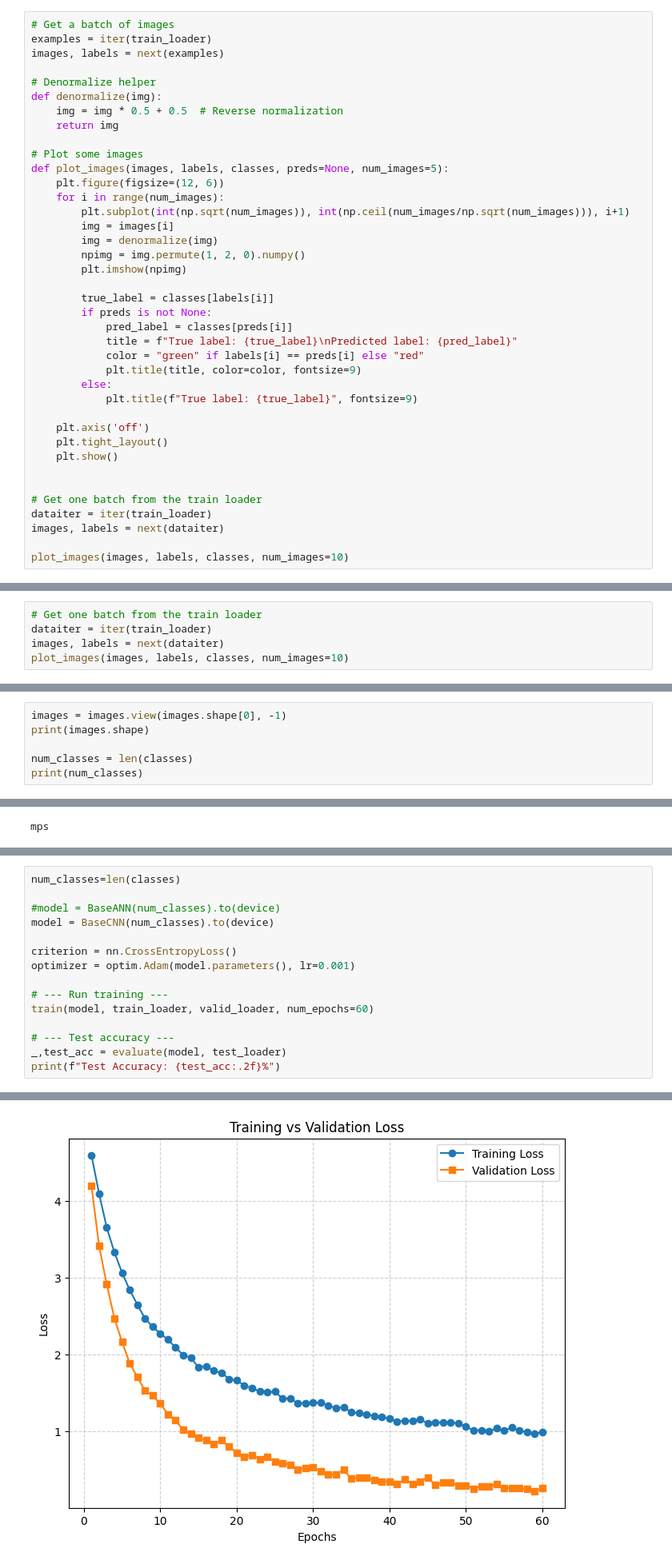
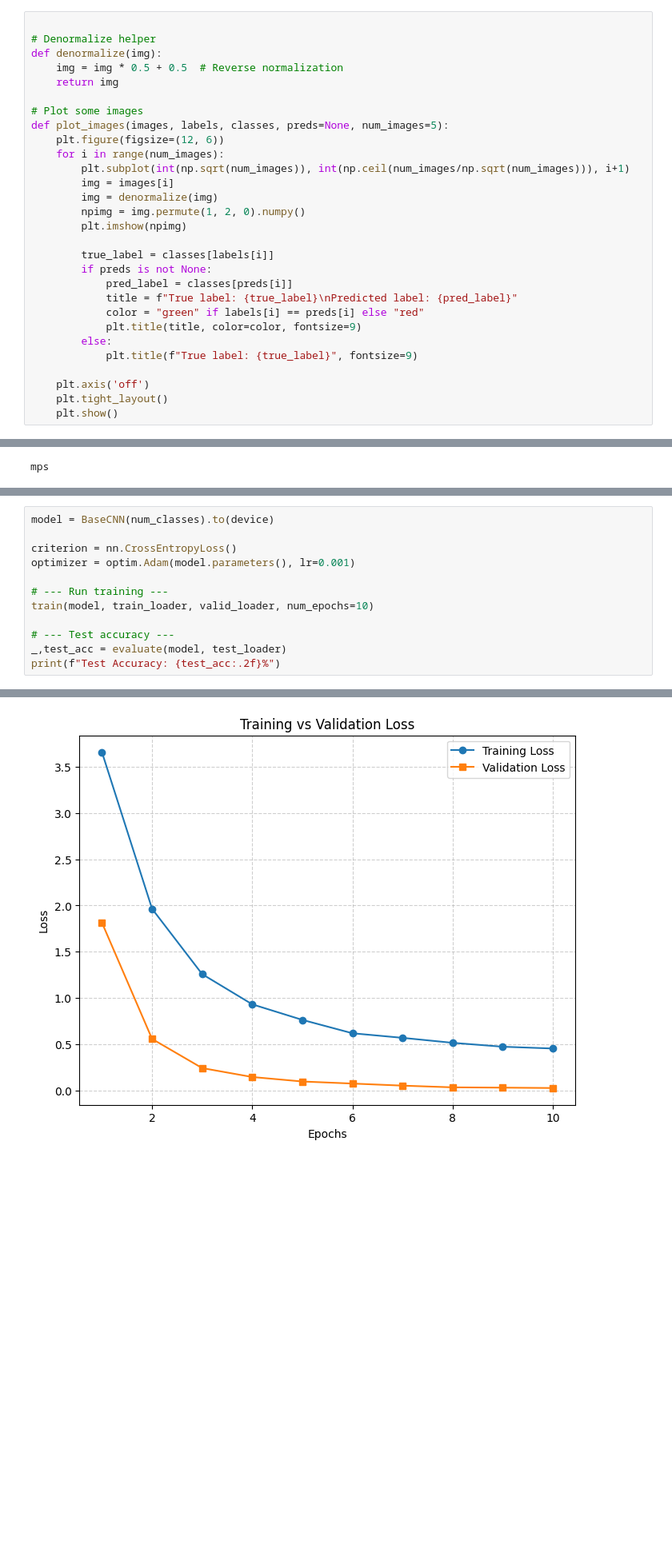
Before and after one commit to FarsanBaloo/DVA476, a Jupyter notebook: Tempate_Pytorch_CNN.ipynb, the cells around one changed output, grey strips where cells are left out. Shown at 80% size. Cells and saved outputs as stored; diff of their text form; blank space fills up the shorter version.

```diff
--- a/Tempate_Pytorch_CNN.ipynb
+++ b/Tempate_Pytorch_CNN.ipynb
@@ -163,9 +138,6 @@ torch.Size([128, 3, 72, 72])
 # %% [markdown]
 ### Visualize images
 # %%
-# Get a batch of images
-examples = iter(train_loader)
-images, labels = next(examples)
 
 # Denormalize helper
 def denormalize(img):
@@ -194,10 +166,3 @@ def plot_images(images, labels, classes, preds=None, num_images=5):
     plt.axis('off')
     plt.tight_layout()
     plt.show()
-
-
-# Get one batch from the train loader
-dataiter = iter(train_loader)
-images, labels = next(dataiter)
-
-plot_images(images, labels, classes, num_images=10)
@@ -216,5 +168,0 @@ Clipping input data to the valid range for imshow with RGB data ([0..1] for floa
-# %%
-# Get one batch from the train loader
-dataiter = iter(train_loader)
-images, labels = next(dataiter)
-plot_images(images, labels, classes, num_images=10)
@@ -235,6 +168,0 @@ Clipping input data to the valid range for imshow with RGB data ([0..1] for floa
-# %%
-images = images.view(images.shape[0], -1)
-print(images.shape)
-
-num_classes = len(classes)
-print(num_classes)
@@ -399,16 +357,13 @@ mps
 # %% [markdown]
 # start the training & evaluation of the model and then final test the model to predict the classes
 # %%
-num_classes=len(classes)
-
-#model = BaseANN(num_classes).to(device)
 model = BaseCNN(num_classes).to(device)
 
 criterion = nn.CrossEntropyLoss()
 optimizer = optim.Adam(model.parameters(), lr=0.001)
 
 # --- Run training ---
-train(model, train_loader, valid_loader, num_epochs=60)
+train(model, train_loader, valid_loader, num_epochs=10)
 
 # --- Test accuracy ---
 _,test_acc = evaluate(model, test_loader)
@@ -434 +382 @@ Epoch 60/60 - Train Loss: 0.9915 - Val Loss: 0.2609 - Val Acc: 93.52%
-[figure, old version]
+[figure, new version]
```
Also changed, not shown: parts of 19 cells of this notebook, 1 other file.
